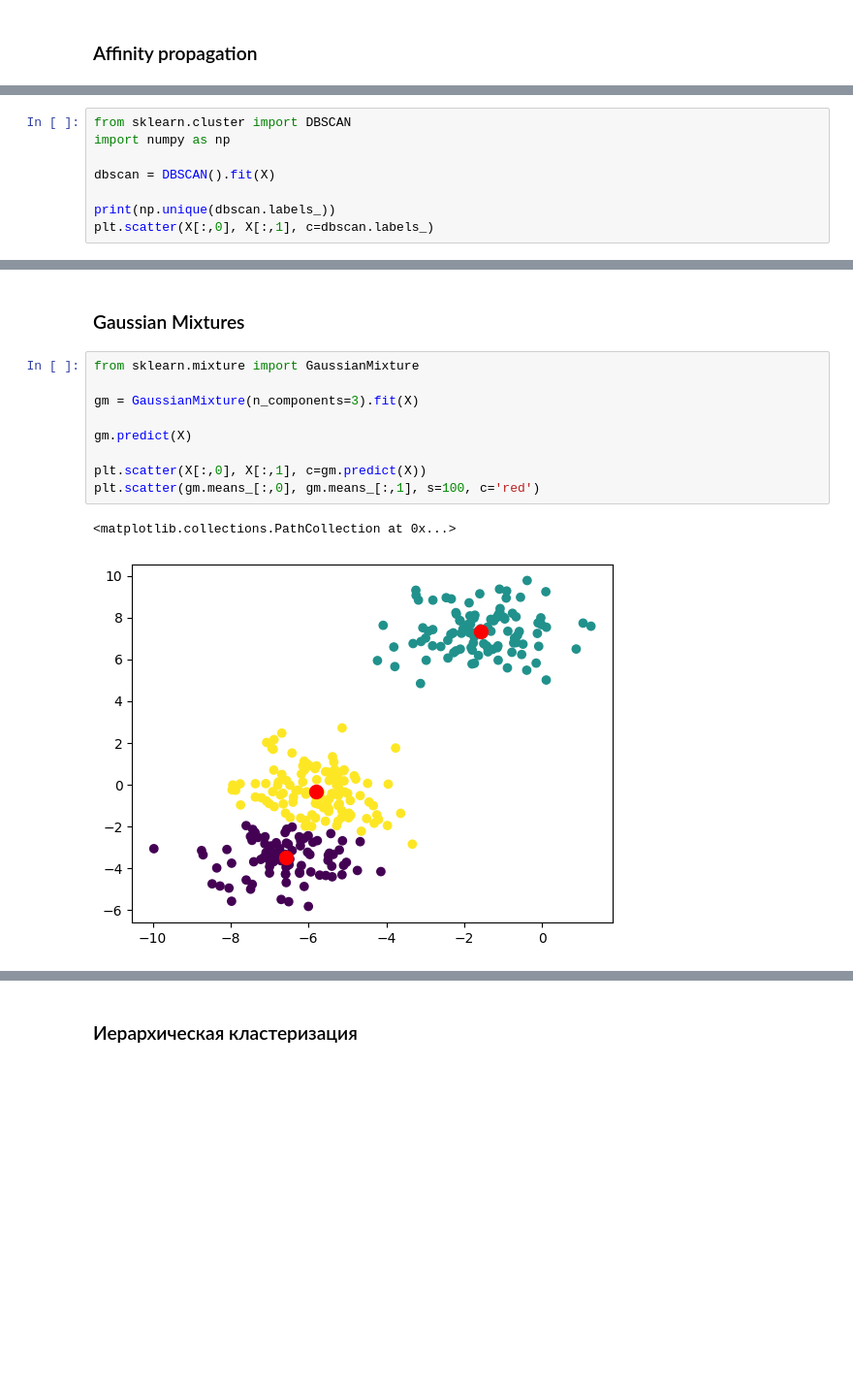
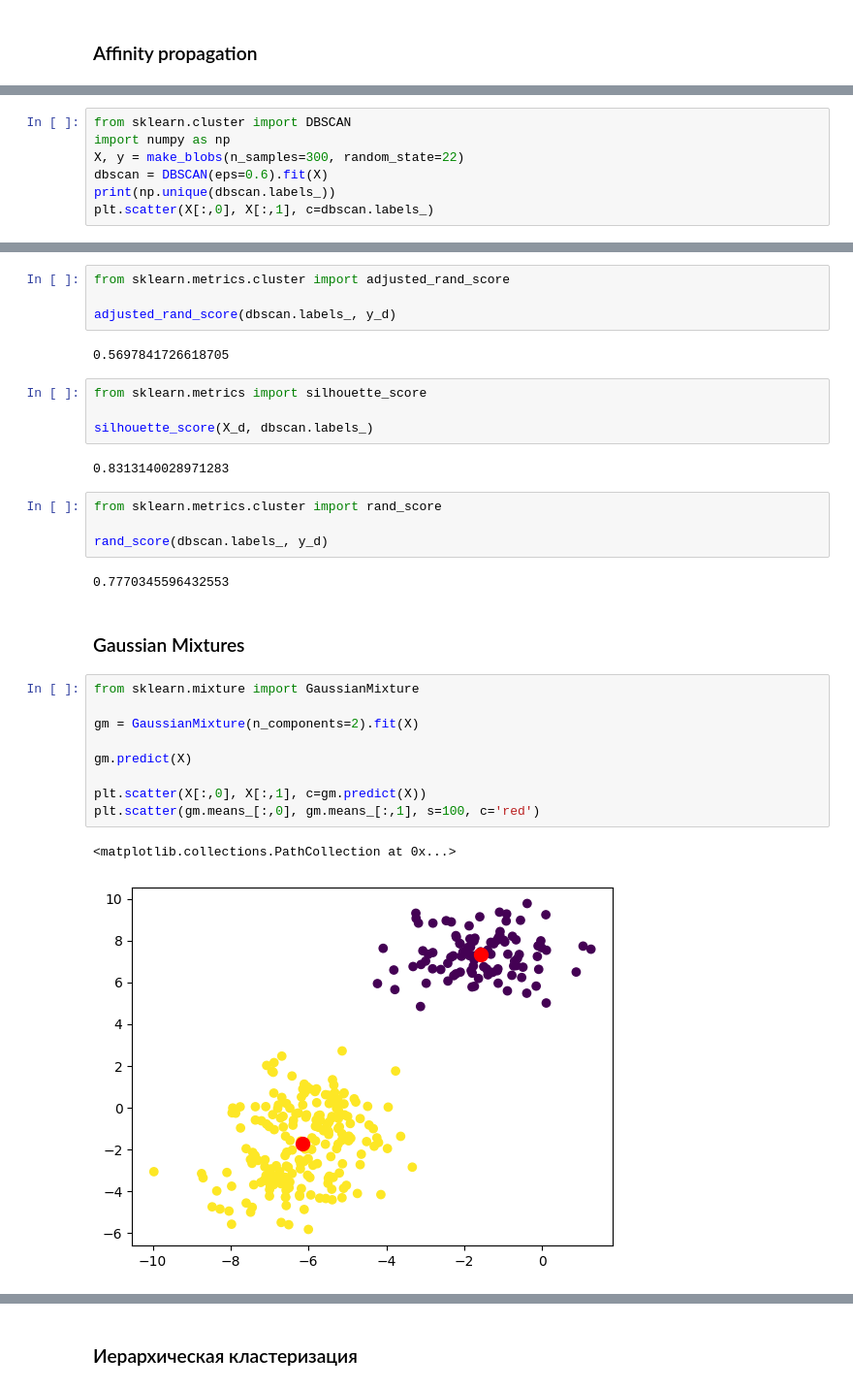
Before and after one commit to BallBoychick/ML, a Jupyter notebook: Clastering_sklearn/clastering.ipynb, the cells around one changed output, grey strips where cells are left out. Shown at 97% size. Cells and saved outputs as stored; diff of their text form; blank space fills up the shorter version.

```diff
--- a/Clastering_sklearn/clastering.ipynb
+++ b/Clastering_sklearn/clastering.ipynb
@@ -135,9 +213,8 @@ plt.scatter(clustering.cluster_centers_[:,0], clustering.cluster_centers_[:,1],
 # %%
 from sklearn.cluster import DBSCAN
 import numpy as np
-
-dbscan = DBSCAN().fit(X)
-
+X, y = make_blobs(n_samples=300, random_state=22)
+dbscan = DBSCAN(eps=0.6).fit(X)
 print(np.unique(dbscan.labels_))
 plt.scatter(X[:,0], X[:,1], c=dbscan.labels_)
 # %% [output]
@@ -147,14 +274,32 @@ plt.scatter(X[:,0], X[:,1], c=dbscan.labels_)
+# %%
+from sklearn.metrics.cluster import adjusted_rand_score
+
+adjusted_rand_score(dbscan.labels_, y_d)
+# %% [output]
+0.5697841726618705
+# %%
+from sklearn.metrics import silhouette_score
+
+silhouette_score(X_d, dbscan.labels_)
+# %% [output]
+0.8313140028971283
+# %%
+from sklearn.metrics.cluster import rand_score
+
+rand_score(dbscan.labels_, y_d)
+# %% [output]
+0.7770345596432553
 # %% [markdown]
 ### Gaussian Mixtures
 # %%
 from sklearn.mixture import GaussianMixture
 
-gm = GaussianMixture(n_components=3).fit(X)
+gm = GaussianMixture(n_components=2).fit(X)
 
 gm.predict(X)
 
 plt.scatter(X[:,0], X[:,1], c=gm.predict(X))
 plt.scatter(gm.means_[:,0], gm.means_[:,1], s=100, c='red')
 # %% [output]
 <matplotlib.collections.PathCollection at 0x...>
-[figure, old version]
+[figure, new version]
```
Also changed, not shown: parts of 51 cells of this notebook, 5 other files.
